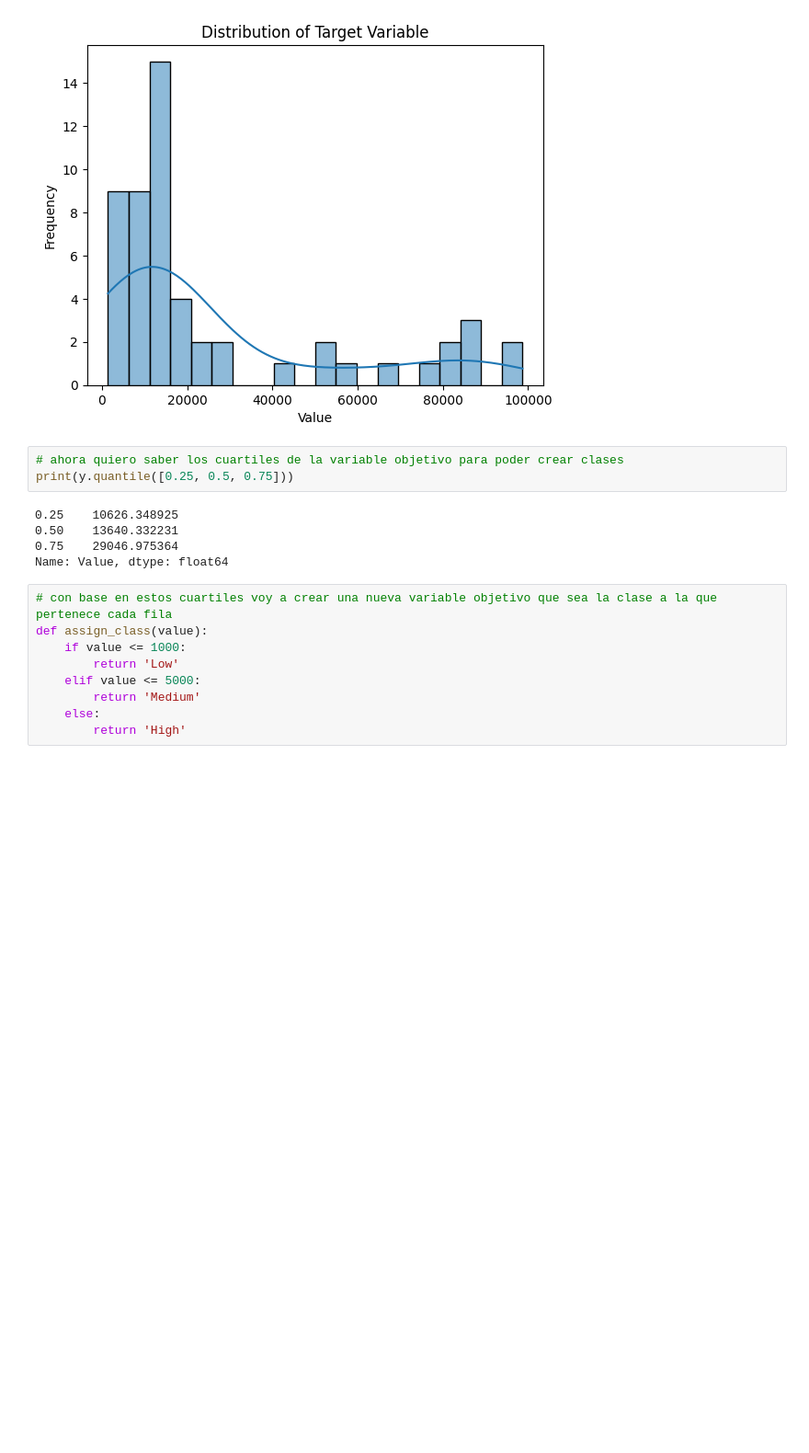
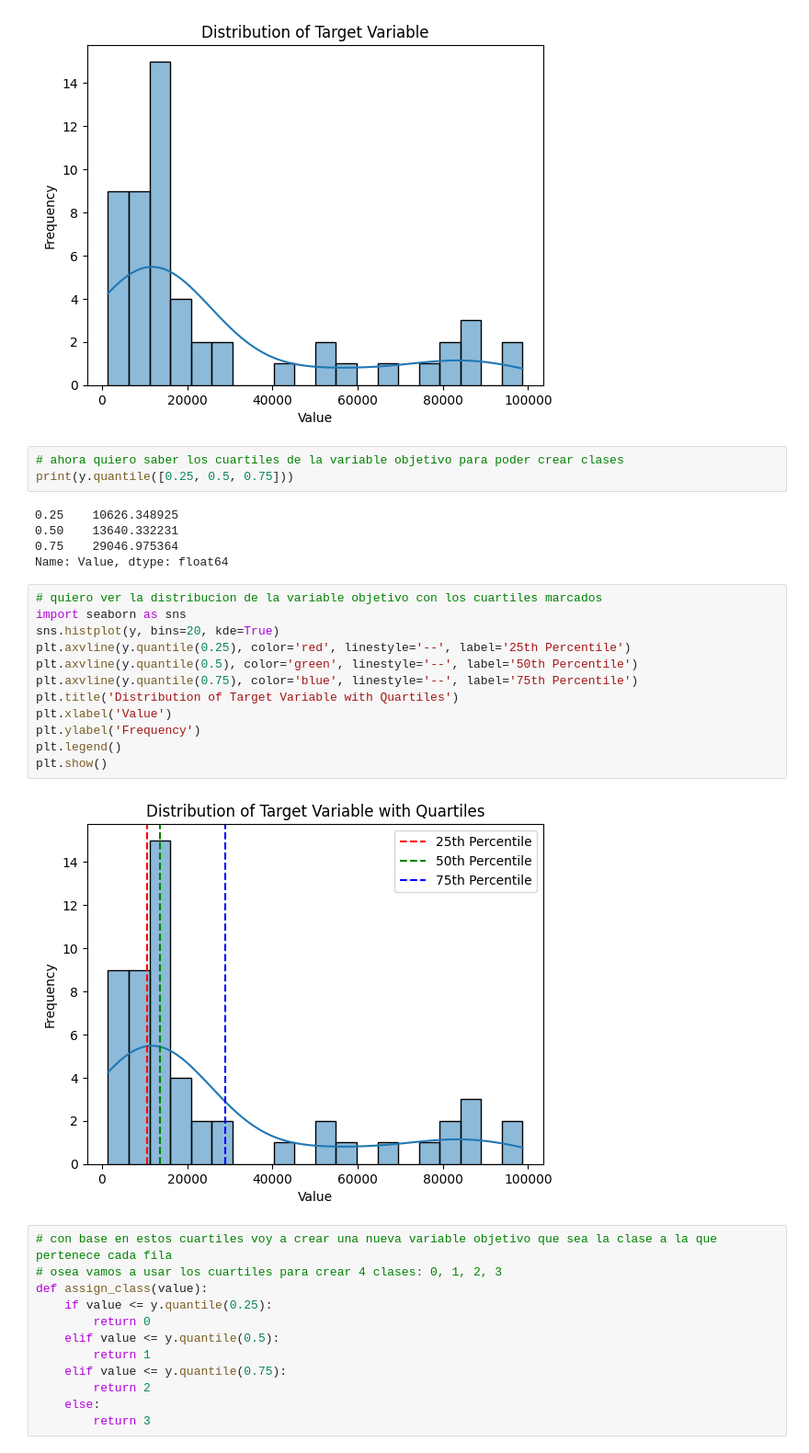
Before and after one commit to AlexSG29/Machine-Learning-Class, a Jupyter notebook: proyecto/proyecto_final.ipynb, the cells around one changed output. Shown at 92% size. Drawn from its saved outputs; the diff is of its cells as text; blank space fills up the shorter version.

```diff
--- a/proyecto/proyecto_final.ipynb
+++ b/proyecto/proyecto_final.ipynb
@@ -370,12 +352,29 @@ print(y.quantile([0.25, 0.5, 0.75]))
 0.50    13640.332231
 0.75    29046.975364
 Name: Value, dtype: float64
+# %%
+# quiero ver la distribucion de la variable objetivo con los cuartiles marcados
+import seaborn as sns
+sns.histplot(y, bins=20, kde=True)
+plt.axvline(y.quantile(0.25), color='red', linestyle='--', label='25th Percentile')
+plt.axvline(y.quantile(0.5), color='green', linestyle='--', label='50th Percentile')
+plt.axvline(y.quantile(0.75), color='blue', linestyle='--', label='75th Percentile')
+plt.title('Distribution of Target Variable with Quartiles')
+plt.xlabel('Value')
+plt.ylabel('Frequency')
+plt.legend()
+plt.show()
+# %% [output]
+[figure, added]
 # %%
 # con base en estos cuartiles voy a crear una nueva variable objetivo que sea la clase a la que pertenece cada fila
+# osea vamos a usar los cuartiles para crear 4 clases: 0, 1, 2, 3
 def assign_class(value):
-    if value <= 1000:
-        return 'Low'
-    elif value <= 5000:
-        return 'Medium'
+    if value <= y.quantile(0.25):
+        return 0
+    elif value <= y.quantile(0.5):
+        return 1
+    elif value <= y.quantile(0.75):
+        return 2
     else:
-        return 'High'
+        return 3
```
Also changed, not shown: parts of 16 cells of this notebook.
